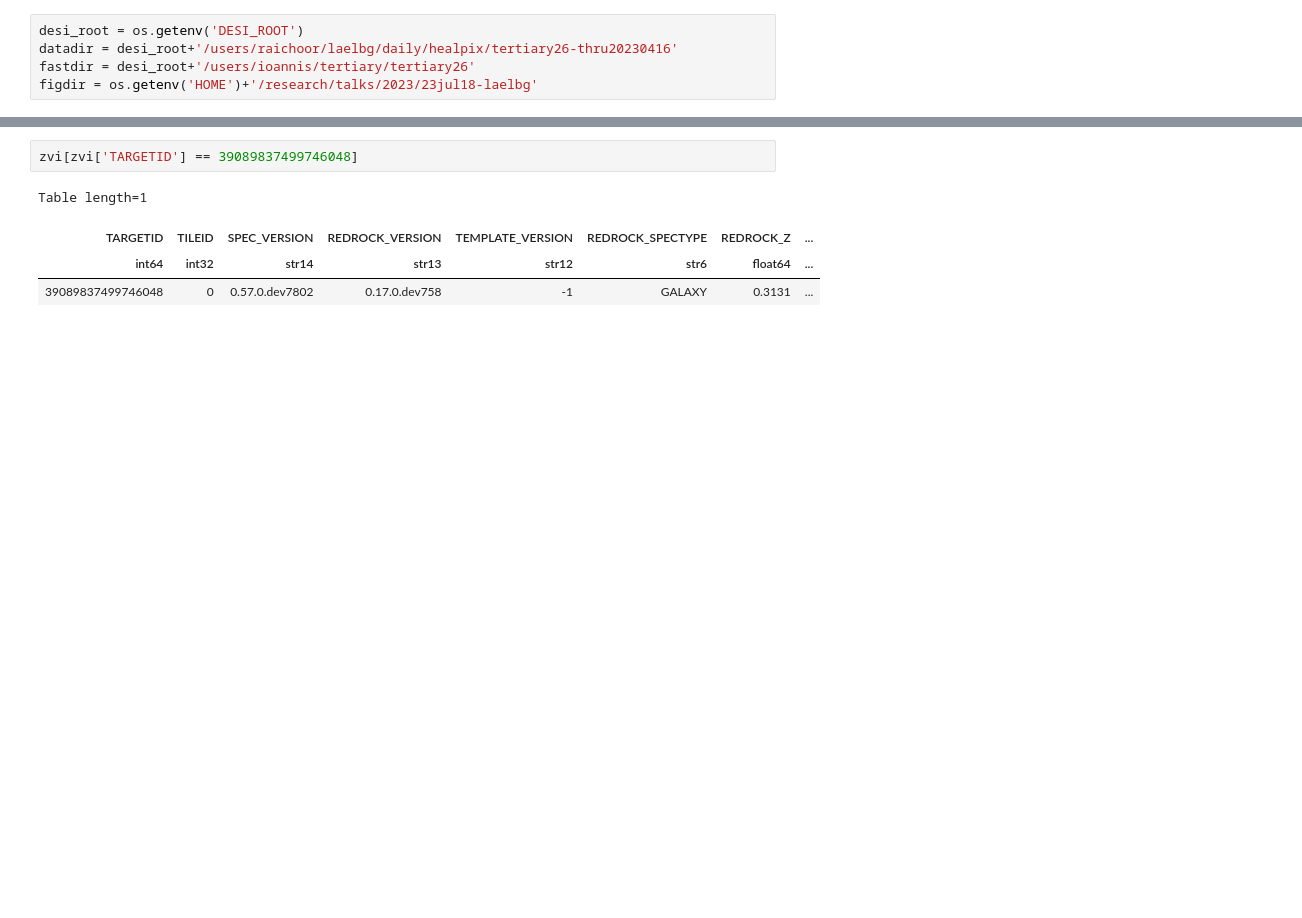
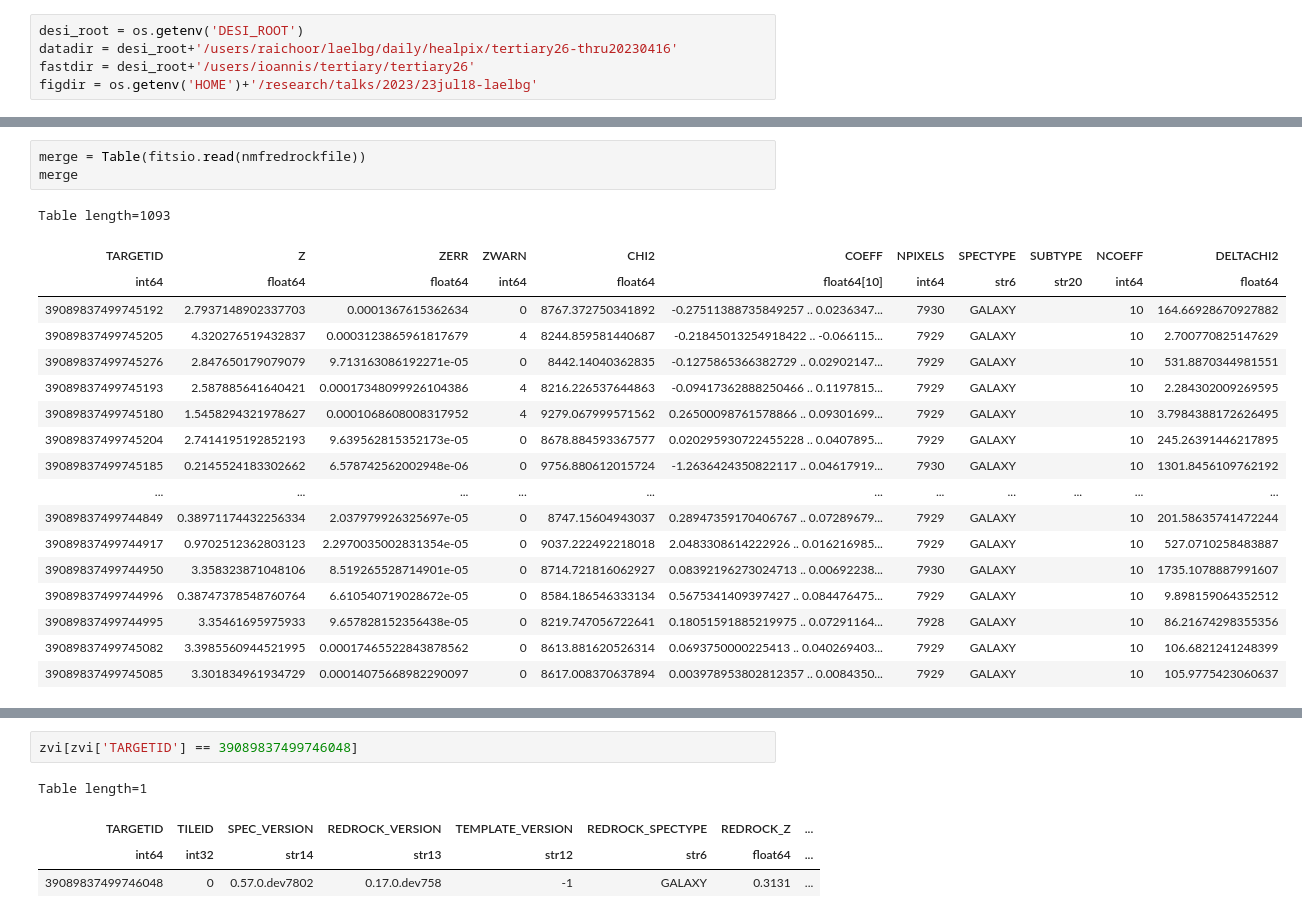
Before and after one commit to moustakas/fastspecfit-projects, a Jupyter notebook: laelbg-templates/lae-templates-tertiary26.ipynb, the cells around one changed output, grey strips where cells are left out. Saved outputs shown, nothing was run; the diff lists cells and outputs as text; blank space fills up the shorter version.

```diff
--- a/laelbg-templates/lae-templates-tertiary26.ipynb
+++ b/laelbg-templates/lae-templates-tertiary26.ipynb
@@ -32,0 +45,22 @@ figdir = os.getenv('HOME')+'/research/talks/2023/23jul18-laelbg'
+# %%
+merge = Table(fitsio.read(nmfredrockfile))
+merge
+# %% [output]
+Table length=1093
+| TARGETID | Z | ZERR | ZWARN | CHI2 | COEFF | NPIXELS | SPECTYPE | SUBTYPE | NCOEFF | DELTACHI2 |
+| int64 | float64 | float64 | int64 | float64 | float64[10] | int64 | str6 | str20 | int64 | float64 |
+| 39089837499745192 | 2.7937148902337703 | 0.0001367615362634 | 0 | 8767.372750341892 | -0.27511388735849257 .. 0.0236347... | 7930 | GALAXY |  | 10 | 164.66928670927882 |
+| 39089837499745205 | 4.320276519432837 | 0.0003123865961817679 | 4 | 8244.859581440687 | -0.21845013254918422 .. -0.066115... | 7929 | GALAXY |  | 10 | 2.700770825147629 |
+| 39089837499745276 | 2.847650179079079 | 9.713163086192271e-05 | 0 | 8442.14040362835 | -0.1275865366382729 .. 0.02902147... | 7929 | GALAXY |  | 10 | 531.8870344981551 |
+| 39089837499745193 | 2.587885641640421 | 0.00017348099926104386 | 4 | 8216.226537644863 | -0.09417362888250466 .. 0.1197815... | 7929 | GALAXY |  | 10 | 2.284302009269595 |
+| 39089837499745180 | 1.5458294321978627 | 0.0001068608008317952 | 4 | 9279.067999571562 | 0.26500098761578866 .. 0.09301699... | 7929 | GALAXY |  | 10 | 3.7984388172626495 |
+| 39089837499745204 | 2.7414195192852193 | 9.639562815352173e-05 | 0 | 8678.884593367577 | 0.020295930722455228 .. 0.0407895... | 7929 | GALAXY |  | 10 | 245.26391446217895 |
+| 39089837499745185 | 0.2145524183302662 | 6.578742562002948e-06 | 0 | 9756.880612015724 | -1.2636424350822117 .. 0.04617919... | 7930 | GALAXY |  | 10 | 1301.8456109762192 |
+| ... | ... | ... | ... | ... | ... | ... | ... | ... | ... | ... |
+| 39089837499744849 | 0.38971174432256334 | 2.037979926325697e-05 | 0 | 8747.15604943037 | 0.28947359170406767 .. 0.07289679... | 7929 | GALAXY |  | 10 | 201.58635741472244 |
+| 39089837499744917 | 0.9702512362803123 | 2.2970035002831354e-05 | 0 | 9037.222492218018 | 2.0483308614222926 .. 0.016216985... | 7929 | GALAXY |  | 10 | 527.0710258483887 |
+| 39089837499744950 | 3.358323871048106 | 8.519265528714901e-05 | 0 | 8714.721816062927 | 0.08392196273024713 .. 0.00692238... | 7930 | GALAXY |  | 10 | 1735.1078887991607 |
+| 39089837499744996 | 0.38747378548760764 | 6.610540719028672e-05 | 0 | 8584.186546333134 | 0.5675341409397427 .. 0.084476475... | 7929 | GALAXY |  | 10 | 9.898159064352512 |
+| 39089837499744995 | 3.35461695975933 | 9.657828152356438e-05 | 0 | 8219.747056722641 | 0.18051591885219975 .. 0.07291164... | 7928 | GALAXY |  | 10 | 86.21674298355356 |
+| 39089837499745082 | 3.3985560944521995 | 0.00017465522843878562 | 0 | 8613.881620526314 | 0.0693750000225413 .. 0.040269403... | 7929 | GALAXY |  | 10 | 106.6821241248399 |
+| 39089837499745085 | 3.301834961934729 | 0.00014075668982290097 | 0 | 8617.008370637894 | 0.003978953802812357 .. 0.0084350... | 7929 | GALAXY |  | 10 | 105.9775423060637 |
```
Also changed, not shown: parts of 6 cells of this notebook, 1 other file.
